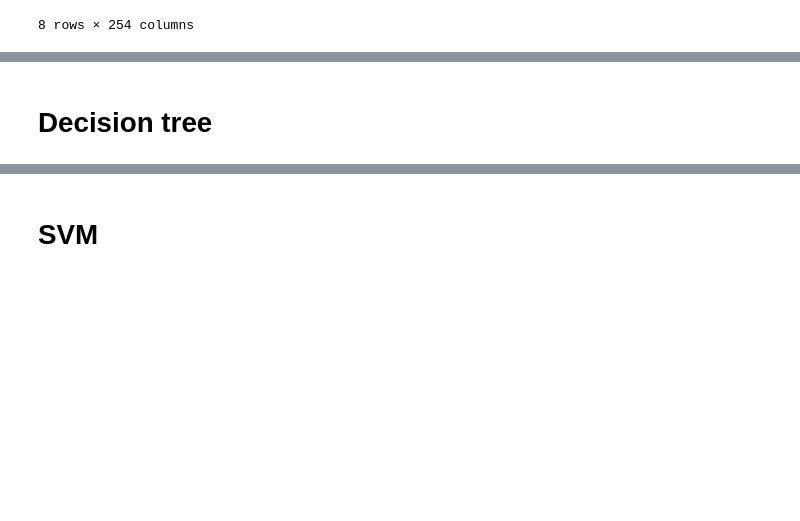
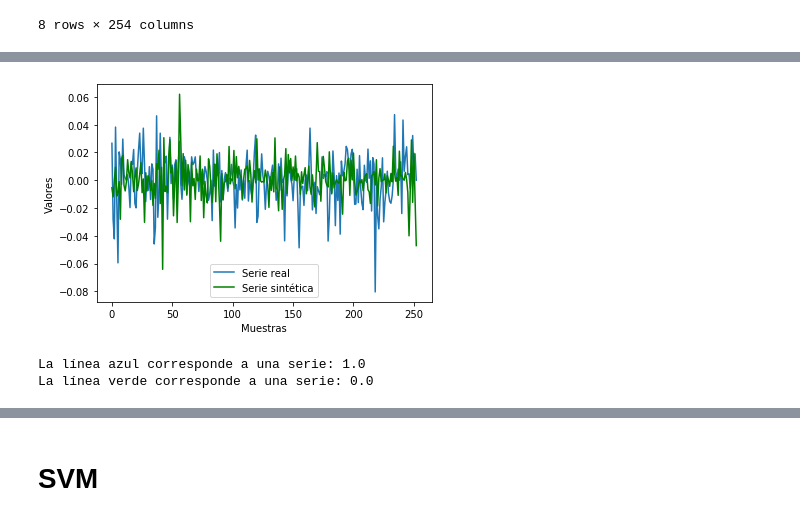
Before and after one commit to rmanzanedo/Synthetic-Time-Series-Analysis, a Jupyter notebook: ets.ipynb, the cells around one changed output, grey strips where cells are left out. Drawn from its saved outputs; the diff is of its cells as text; code cells hidden in the pictures; blank space fills up the shorter version.

```diff
--- a/ets.ipynb
+++ b/ets.ipynb
@@ -34,5 +41,20 @@ df1.describe()
 # %%
 x_tr=df1.drop(columns=['Class'])
 y_tr=df1['Class']
-# %% [markdown]
-# Decision tree
+# %%
+x=df1.iloc[500].values
+x1=df1.iloc[4001].values
+
+plt.plot(x[:len(x)-1], label='Serie real')
+plt.plot(x1[:len(x)-1],c='g', label='Serie sintética')
+plt.ylabel('Valores')
+plt.xlabel('Muestras')
+plt.legend()
+plt.show()
+
+print('La línea azul corresponde a una serie:', x[-1])
+print('La línea verde corresponde a una serie:', x1[-1])
+# %% [output]
+[figure, added]
+La línea azul corresponde a una serie: 1.0
+La línea verde corresponde a una serie: 0.0
```
Also changed, not shown: parts of 35 cells of this notebook, 4 other files.
